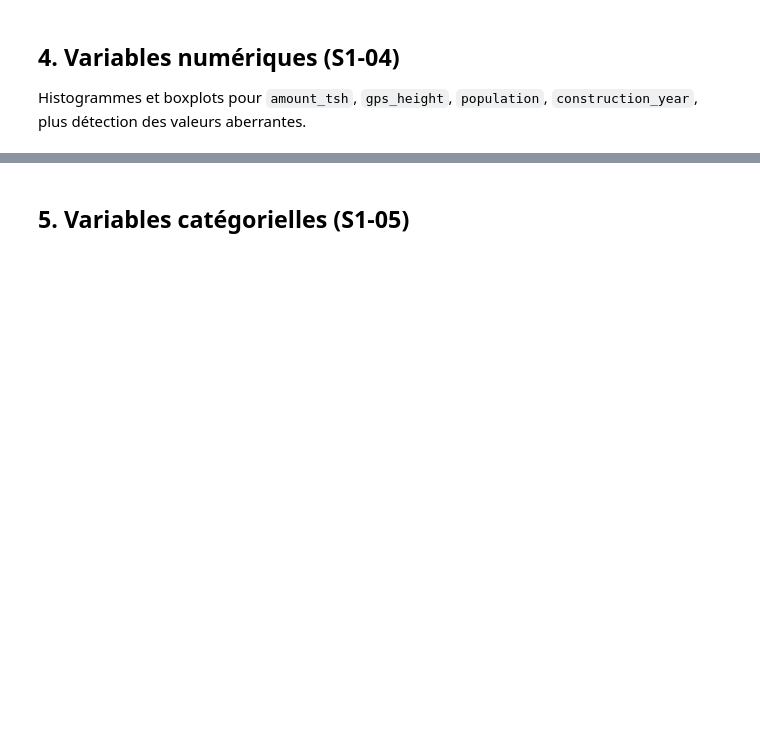
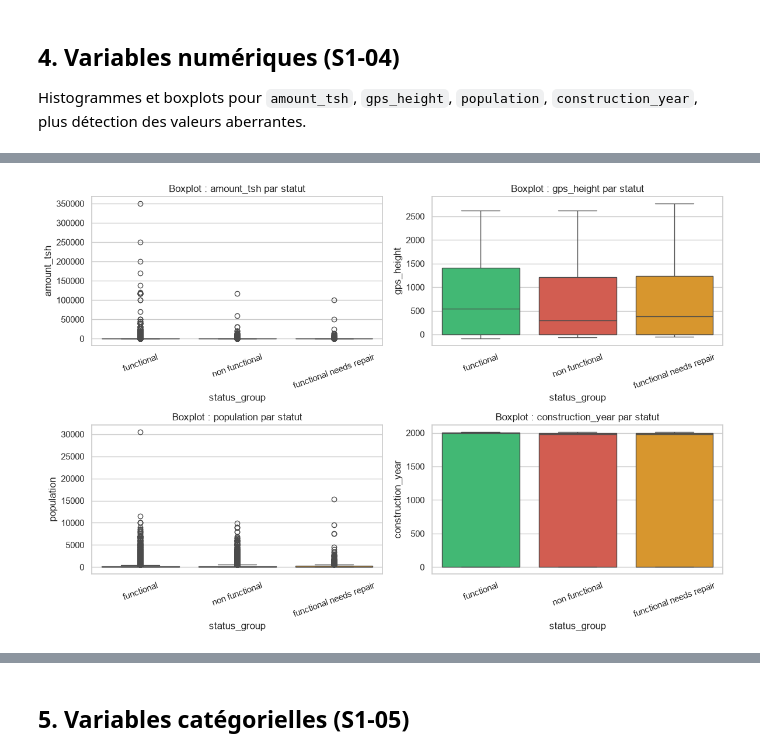
Before and after one commit to Traorehub/aquasense-ai, a Jupyter notebook: notebooks/01_eda.ipynb, the cells around one changed output, grey strips where cells are left out. Saved outputs shown, nothing was run; the diff lists cells and outputs as text; code cells hidden in the pictures; blank space fills up the shorter version.

```diff
--- a/notebooks/01_eda.ipynb
+++ b/notebooks/01_eda.ipynb
@@ -136,11 +174,13 @@ plt.show()
 # %%
 fig, axes = plt.subplots(2, 2, figsize=(12, 8))
 axes = axes.ravel()
 for ax, col in zip(axes, ["amount_tsh", "gps_height", "population", "construction_year"]):
-    sns.boxplot(data=df_train, x="status_group", y=col, ax=ax, palette=colors, hue="status_group", legend=False)
-    ax.set_title(f"Boxplot — {col} par statut")
-    ax.tick_params(axis="x", rotation=20)
+ sns.boxplot(data=df_train, x="status_group", y=col, ax=ax, palette=colors, hue="status_group", legend=False)
+ ax.set_title(f"Boxplot : {col} par statut")
+ ax.tick_params(axis="x", rotation=20)
 plt.tight_layout()
 plt.show()
+# %% [output]
+[figure, added]
 # %%
 anomalies = {
```
Also changed, not shown: parts of 24 cells of this notebook, 50 other files.
